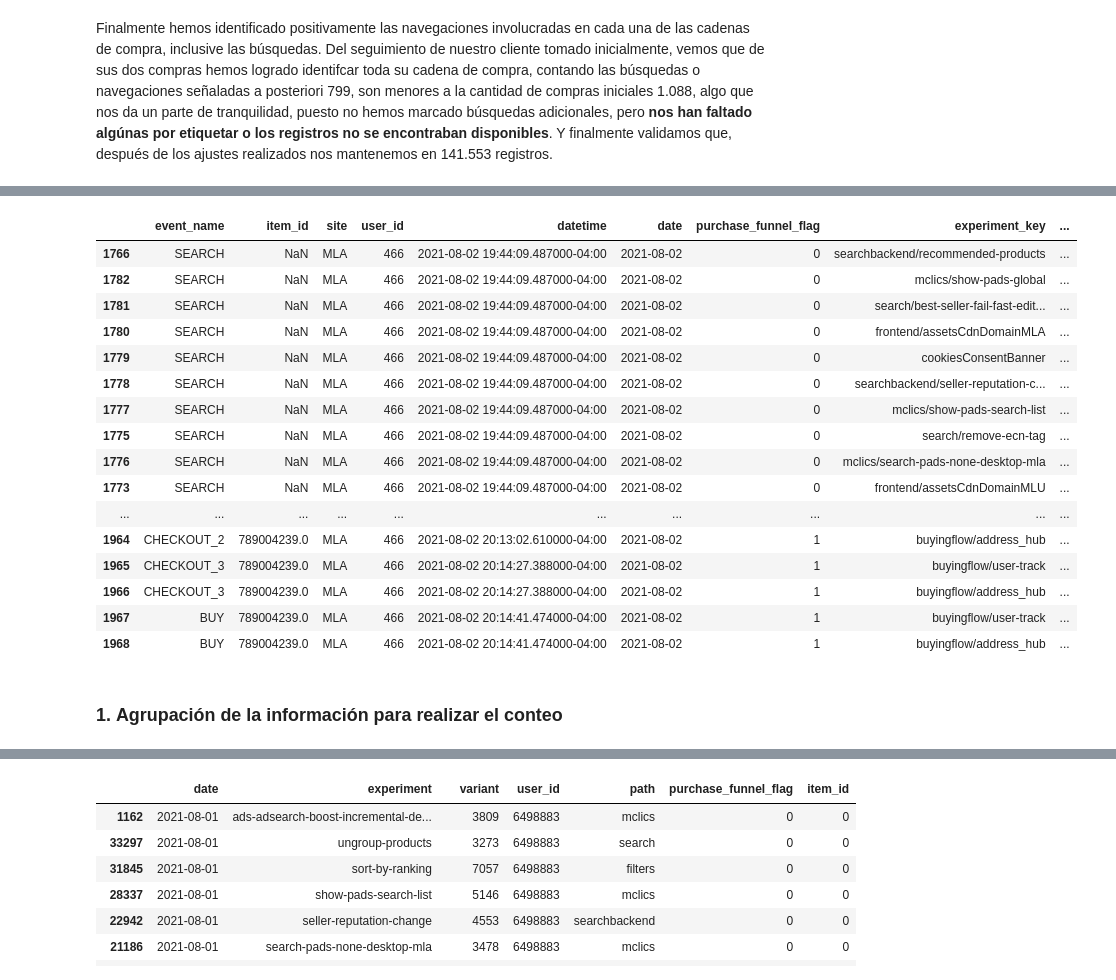
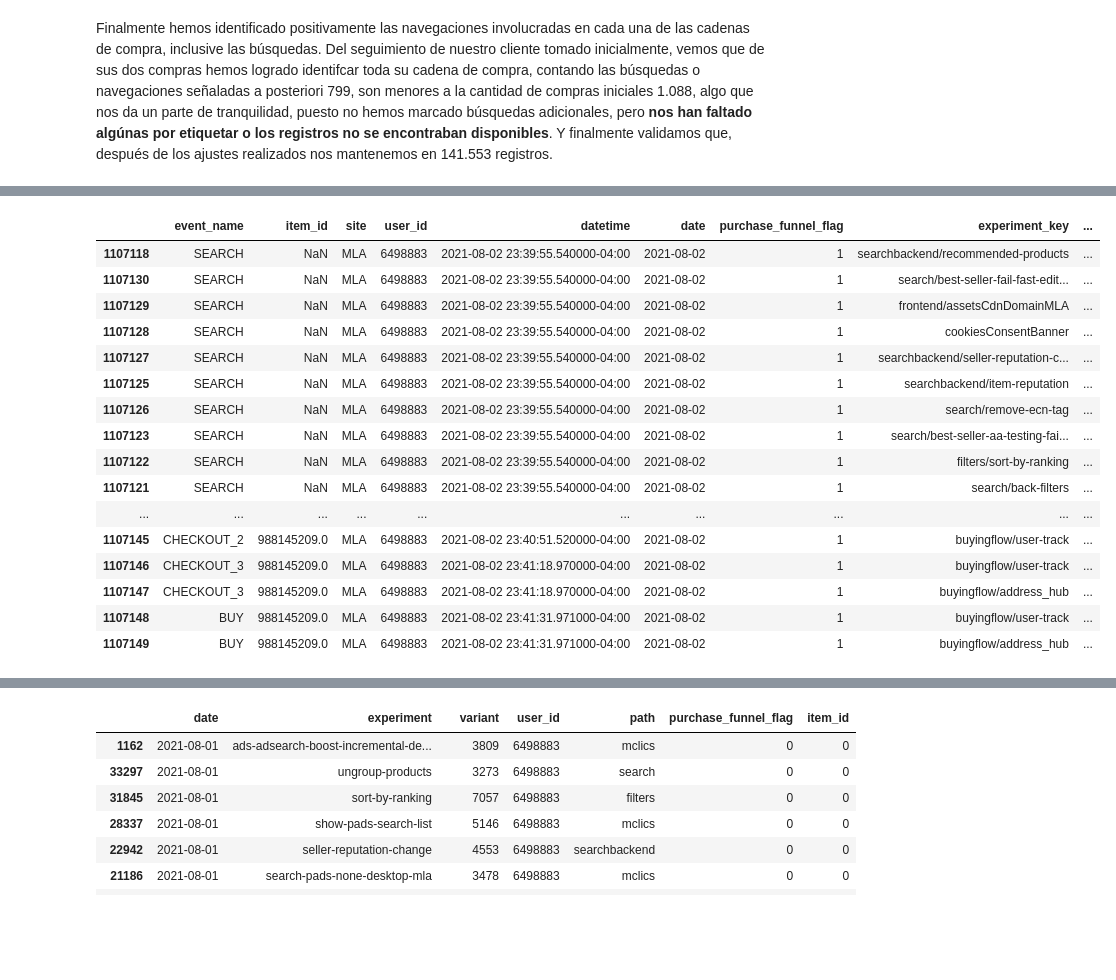
Before and after one commit to jmpaiba123/AB_Testing_Meli, a Jupyter notebook: jupyter_notebooks/01_EDA_AB_test_meli.ipynb, the cells around one changed output, grey strips where cells are left out. Drawn from its saved outputs; the diff is of its cells as text; code cells hidden in the pictures; blank space fills up the shorter version.

```diff
--- a/jupyter_notebooks/01_EDA_AB_test_meli.ipynb
+++ b/jupyter_notebooks/01_EDA_AB_test_meli.ipynb
@@ -277,10 +279,10 @@ Finalmente hemos identificado positivamente las navegaciones involucradas en cad
 En la columna **experiments** se encuentra disponible toda la data de navegación, inicialmente crearemos diccionarios con la información allí contenida, algo que nos permite hacer mucho más fácil una apertura o explode de los experimentos, obteniendo así un registro para cada uno de los mismos
 # %%
 # Apply the function to the 'experiments' column and create a new column with the dictionaries
-df_sorted['experiments_dict'] = df_sorted['experiments'].apply(utilities.str_to_dict)
+df_sorted['experiments_dict'] = df_sorted['experiments'].apply(AnalisisExperimento.str_to_dict)
 
 # aplicamos funcion explode_dict para apertura de diccionarios (funcion creada y documentada en python_scripts/utilities)
-df_exploded = df_sorted.apply(utilities.explode_dict, axis=1).reset_index(drop=True)
+df_exploded = df_sorted.apply(AnalisisExperimento.explode_dict, axis=1).reset_index(drop=True)
 df_exploded = pd.concat(df_exploded.to_list(), ignore_index=True)
 df_exploded.drop(columns=['experiments_dict','timestamp','experiments'], inplace=True)
 
@@ -290,23 +317,22 @@ df_exploded.rename(columns={'experiment_value': 'variant'}, inplace=True)
 # %%
 #df_exploded[(df_exploded.user_id == 466)&(df_exploded.experiment == 'search-list-algorithms')].sort_values(by='datetime')
-df_exploded[(df_exploded.user_id == 466)].sort_values(by='datetime')
+#df_exploded[(df_exploded.user_id == 466)].sort_values(by='datetime')
+df_exploded[(df_exploded.user_id == 6498883)].loc[1107118:1107149].sort_values(by='datetime')
 # %% [output]
 |  | event_name | item_id | site | user_id | datetime | date | purchase_funnel_flag | experiment_key | ... |
-| 1766 | SEARCH | NaN | MLA | 466 | 2021-08-02 19:44:09.487000-04:00 | 2021-08-02 | 0 | searchbackend/recommended-products | ... |
-| 1782 | SEARCH | NaN | MLA | 466 | 2021-08-02 19:44:09.487000-04:00 | 2021-08-02 | 0 | mclics/show-pads-global | ... |
-| 1781 | SEARCH | NaN | MLA | 466 | 2021-08-02 19:44:09.487000-04:00 | 2021-08-02 | 0 | search/best-seller-fail-fast-edit... | ... |
-| 1780 | SEARCH | NaN | MLA | 466 | 2021-08-02 19:44:09.487000-04:00 | 2021-08-02 | 0 | frontend/assetsCdnDomainMLA | ... |
-| 1779 | SEARCH | NaN | MLA | 466 | 2021-08-02 19:44:09.487000-04:00 | 2021-08-02 | 0 | cookiesConsentBanner | ... |
-| 1778 | SEARCH | NaN | MLA | 466 | 2021-08-02 19:44:09.487000-04:00 | 2021-08-02 | 0 | searchbackend/seller-reputation-c... | ... |
-| 1777 | SEARCH | NaN | MLA | 466 | 2021-08-02 19:44:09.487000-04:00 | 2021-08-02 | 0 | mclics/show-pads-search-list | ... |
-| 1775 | SEARCH | NaN | MLA | 466 | 2021-08-02 19:44:09.487000-04:00 | 2021-08-02 | 0 | search/remove-ecn-tag | ... |
-| 1776 | SEARCH | NaN | MLA | 466 | 2021-08-02 19:44:09.487000-04:00 | 2021-08-02 | 0 | mclics/search-pads-none-desktop-mla | ... |
-| 1773 | SEARCH | NaN | MLA | 466 | 2021-08-02 19:44:09.487000-04:00 | 2021-08-02 | 0 | frontend/assetsCdnDomainMLU | ... |
+| 1107118 | SEARCH | NaN | MLA | 6498883 | 2021-08-02 23:39:55.540000-04:00 | 2021-08-02 | 1 | searchbackend/recommended-products | ... |
+| 1107130 | SEARCH | NaN | MLA | 6498883 | 2021-08-02 23:39:55.540000-04:00 | 2021-08-02 | 1 | search/best-seller-fail-fast-edit... | ... |
+| 1107129 | SEARCH | NaN | MLA | 6498883 | 2021-08-02 23:39:55.540000-04:00 | 2021-08-02 | 1 | frontend/assetsCdnDomainMLA | ... |
+| 1107128 | SEARCH | NaN | MLA | 6498883 | 2021-08-02 23:39:55.540000-04:00 | 2021-08-02 | 1 | cookiesConsentBanner | ... |
+| 1107127 | SEARCH | NaN | MLA | 6498883 | 2021-08-02 23:39:55.540000-04:00 | 2021-08-02 | 1 | searchbackend/seller-reputation-c... | ... |
+| 1107125 | SEARCH | NaN | MLA | 6498883 | 2021-08-02 23:39:55.540000-04:00 | 2021-08-02 | 1 | searchbackend/item-reputation | ... |
+| 1107126 | SEARCH | NaN | MLA | 6498883 | 2021-08-02 23:39:55.540000-04:00 | 2021-08-02 | 1 | search/remove-ecn-tag | ... |
+| 1107123 | SEARCH | NaN | MLA | 6498883 | 2021-08-02 23:39:55.540000-04:00 | 2021-08-02 | 1 | search/best-seller-aa-testing-fai... | ... |
+| 1107122 | SEARCH | NaN | MLA | 6498883 | 2021-08-02 23:39:55.540000-04:00 | 2021-08-02 | 1 | filters/sort-by-ranking | ... |
+| 1107121 | SEARCH | NaN | MLA | 6498883 | 2021-08-02 23:39:55.540000-04:00 | 2021-08-02 | 1 | search/back-filters | ... |
 | ... | ... | ... | ... | ... | ... | ... | ... | ... | ... |
-| 1964 | CHECKOUT_2 | 789004239.0 | MLA | 466 | 2021-08-02 20:13:02.610000-04:00 | 2021-08-02 | 1 | buyingflow/address_hub | ... |
-| 1965 | CHECKOUT_3 | 789004239.0 | MLA | 466 | 2021-08-02 20:14:27.388000-04:00 | 2021-08-02 | 1 | buyingflow/user-track | ... |
-| 1966 | CHECKOUT_3 | 789004239.0 | MLA | 466 | 2021-08-02 20:14:27.388000-04:00 | 2021-08-02 | 1 | buyingflow/address_hub | ... |
-| 1967 | BUY | 789004239.0 | MLA | 466 | 2021-08-02 20:14:41.474000-04:00 | 2021-08-02 | 1 | buyingflow/user-track | ... |
-| 1968 | BUY | 789004239.0 | MLA | 466 | 2021-08-02 20:14:41.474000-04:00 | 2021-08-02 | 1 | buyingflow/address_hub | ... |
+| 1107145 | CHECKOUT_2 | 988145209.0 | MLA | 6498883 | 2021-08-02 23:40:51.520000-04:00 | 2021-08-02 | 1 | buyingflow/user-track | ... |
+| 1107146 | CHECKOUT_3 | 988145209.0 | MLA | 6498883 | 2021-08-02 23:41:18.970000-04:00 | 2021-08-02 | 1 | buyingflow/user-track | ... |
+| 1107147 | CHECKOUT_3 | 988145209.0 | MLA | 6498883 | 2021-08-02 23:41:18.970000-04:00 | 2021-08-02 | 1 | buyingflow/address_hub | ... |
+| 1107148 | BUY | 988145209.0 | MLA | 6498883 | 2021-08-02 23:41:31.971000-04:00 | 2021-08-02 | 1 | buyingflow/user-track | ... |
+| 1107149 | BUY | 988145209.0 | MLA | 6498883 | 2021-08-02 23:41:31.971000-04:00 | 2021-08-02 | 1 | buyingflow/address_hub | ... |
-# %% [markdown]
-### 1. **Agrupación de la información para realizar el conteo**
```
Also changed, not shown: parts of 29 cells of this notebook, 2 other files.
